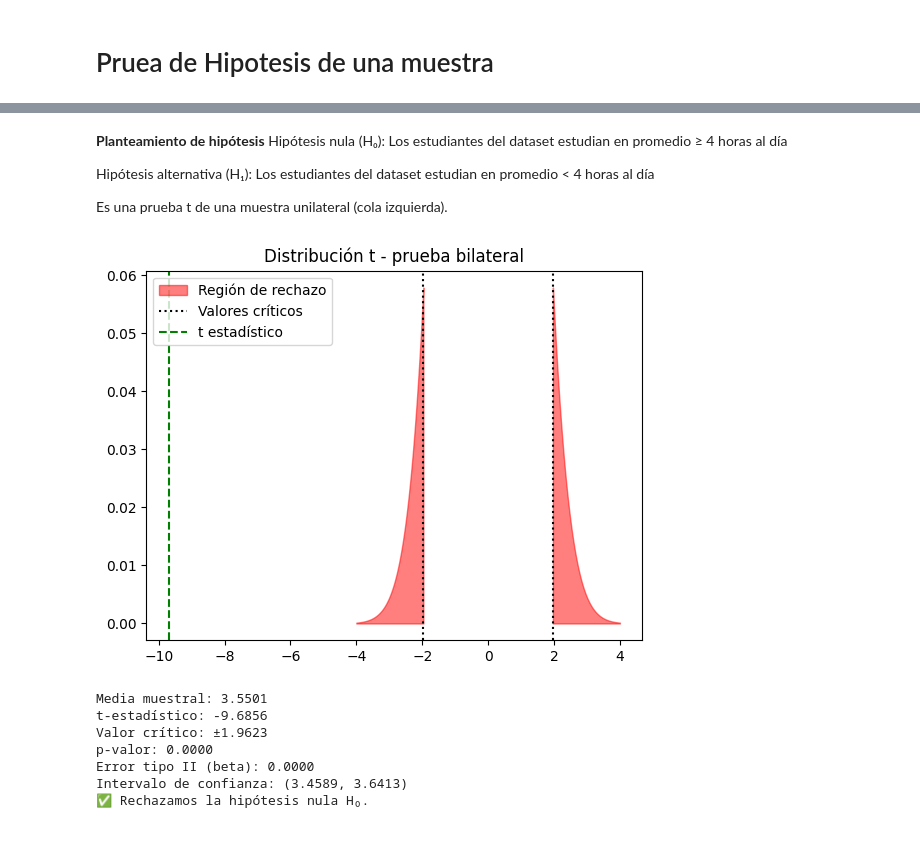
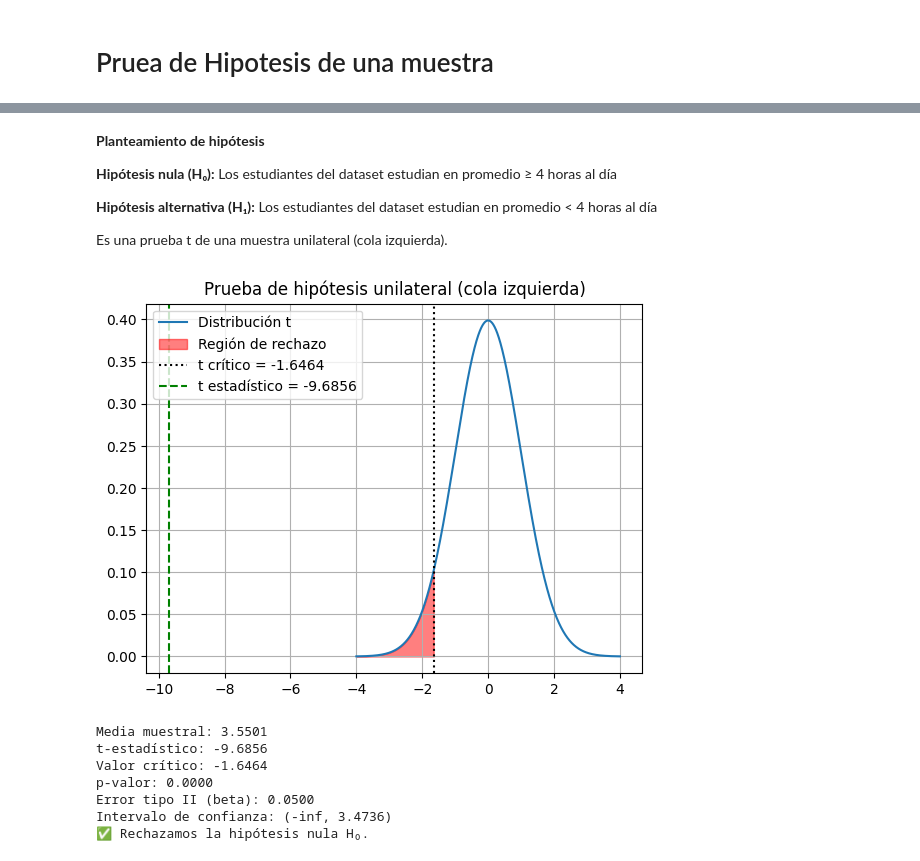
Before and after one commit to GreyJ0/proyecto_Estadistica, a Jupyter notebook: ProyectoEstadisticaII.ipynb, the cells around one changed output, grey strips where cells are left out. Drawn from its saved outputs; the diff is of its cells as text; code cells hidden in the pictures.

Commit message:
Prueba de hipotesis de una muestra

```diff
--- a/ProyectoEstadisticaII.ipynb
+++ b/ProyectoEstadisticaII.ipynb
@@ -664,72 +664,70 @@ Estándar externo: Según estudios del National Education Association y algunas
 # %% [markdown]
 **Planteamiento de hipótesis**
-Hipótesis nula (H₀): Los estudiantes del dataset estudian en promedio ≥ 4 horas al día
 
-Hipótesis alternativa (H₁): Los estudiantes del dataset estudian en promedio < 4 horas al día
+**Hipótesis nula (H₀):** Los estudiantes del dataset estudian en promedio ≥ 4 horas al día
+
+**Hipótesis alternativa (H₁):** Los estudiantes del dataset estudian en promedio < 4 horas al día
 
 Es una prueba t de una muestra unilateral (cola izquierda).
 # %%
+import pandas as pd
 import numpy as np
 import matplotlib.pyplot as plt
 from scipy.stats import t, nct
 
-def prueba_hipotesis_t(muestra, mu_0, alpha=0.05, cola='dos', x_sup=4.5):
-    """Prueba de hipótesis con varianza desconocida."""
+# Cargar dataset desde GitHub
+github_dataset_url = 'https://raw.githubusercontent.com/Jeymar06/ProyectoEstadisticaII/refs/heads/main/student_habits_performance.csv'
+df = pd.read_csv(github_dataset_url)
+
+# Función para prueba de hipótesis
+def prueba_hipotesis_t(muestra, mu_0, alpha=0.05, cola='inf', x_sup=4):
+    """Prueba t con varianza desconocida"""
     n = len(muestra)
     x_barra = np.mean(muestra)
     s = np.std(muestra, ddof=1)
     t_estadistico = (x_barra - mu_0) / (s / np.sqrt(n))
     grados_libertad = n - 1
 
     x = np.linspace(-4, 4, 1000)
     y = t.pdf(x, grados_libertad)
 
-    if cola == 'dos':
-        t_critico = t.ppf(1 - alpha / 2, grados_libertad)
-        p = 2 * (1 - t.cdf(abs(t_estadistico), grados_libertad))
+    if cola == 'inf':
+        t_critico = t.ppf(alpha, grados_libertad)
+        p = t.cdf(t_estadistico, grados_libertad)
         delta = (x_sup - mu_0) / (s / np.sqrt(n))
-        beta = nct.cdf(t_critico, grados_libertad, delta) - nct.cdf(-t_critico, grados_libertad, delta)
-        cota_superior = x_barra + t_critico * (s / np.sqrt(n))
-        cota_inferior = x_barra - t_critico * (s / np.sqrt(n))
+        beta = nct.cdf(t_critico, grados_libertad, delta)
+        cota_sup = x_barra + t_critico * (s / np.sqrt(n))
+        cota_inf = float('-inf')
+        decision = "✅ Rechazamos la hipótesis nula H₀." if t_estadistico < t_critico else "❌ No se rechaza la hipótesis nula H₀."
 
-        # Gráfica
-        plt.fill_between(x, y, where=(x <= -t_critico), color='red', alpha=0.5, label='Región de rechazo')
-        plt.fill_between(x, y, where=(x >= t_critico), color='red', alpha=0.5)
-        plt.axvline(-t_critico, color='black', linestyle='dotted', label='Valores críticos')
-        plt.axvline(t_critico, color='black', linestyle='dotted')
-        plt.axvline(t_estadistico, color='green', linestyle='--', label='t estadístico')
+        # Graficar
+        plt.plot(x, y, label='Distribución t')
+        plt.fill_between(x, y, where=(x <= t_critico), color='red', alpha=0.5, label='Región de rechazo')
+        plt.axvline(t_critico, color='black', linestyle='dotted', label=f't crítico = {t_critico:.4f}')
+        plt.axvline(t_estadistico, color='green', linestyle='--', label=f't estadístico = {t_estadistico:.4f}')
+        plt.title("Prueba de hipótesis unilateral (cola izquierda)")
         plt.legend()
-        plt.title('Distribución t - prueba bilateral')
+        plt.grid()
         plt.show()
 
-        # Resultados
-        print(f"Media muestral: {x_barra:.4f}")
-        print(f"t-estadístico: {t_estadistico:.4f}")
-        print(f"Valor crítico: ±{t_critico:.4f}")
-        print(f"p-valor: {p:.4f}")
-        print(f"Error tipo II (beta): {beta:.4f}")
-        print(f"Intervalo de confianza: ({cota_inferior:.4f}, {cota_superior:.4f})")
+    # Imprimir resultados
+    print(f"Media muestral: {x_barra:.4f}")
+    print(f"t-estadístico: {t_estadistico:.4f}")
+    print(f"Valor crítico: {t_critico:.4f}")
+    print(f"p-valor: {p:.4f}")
+    print(f"Error tipo II (beta): {beta:.4f}")
+    print(f"Intervalo de confianza: ({cota_inf:.4f}, {cota_sup:.4f})")
+    print(decision)
 
-        if abs(t_estadistico) > t_critico:
-            print("✅ Rechazamos la hipótesis nula H₀.")
-        else:
-            print("❌ No se rechaza la hipótesis nula H₀.")
-
-# Uso del código
-import pandas as pd
-
-github_dataset_url = 'https://raw.githubusercontent.com/Jeymar06/ProyectoEstadisticaII/refs/heads/main/student_habits_performance.csv'
-df = pd.read_csv(github_dataset_url)
-
+# Ejecutar la prueba con la variable study_hours_per_day
 muestra = df['study_hours_per_day'].dropna()
-
-prueba_hipotesis_t(muestra, mu_0=4, alpha=0.05, cola='dos', x_sup=4.5)
+prueba_hipotesis_t(muestra, mu_0=4, alpha=0.05, cola='inf', x_sup=4)
 # %% [output]
-[figure, old version]
+[figure, new version]
 Media muestral: 3.5501
 t-estadístico: -9.6856
-Valor crítico: ±1.9623
+Valor crítico: -1.6464
 p-valor: 0.0000
-Error tipo II (beta): 0.0000
-Intervalo de confianza: (3.4589, 3.6413)
+Error tipo II (beta): 0.0500
+Intervalo de confianza: (-inf, 3.4736)
 ✅ Rechazamos la hipótesis nula H₀.
```
Also changed, not shown: parts of 1 cell of this notebook.
